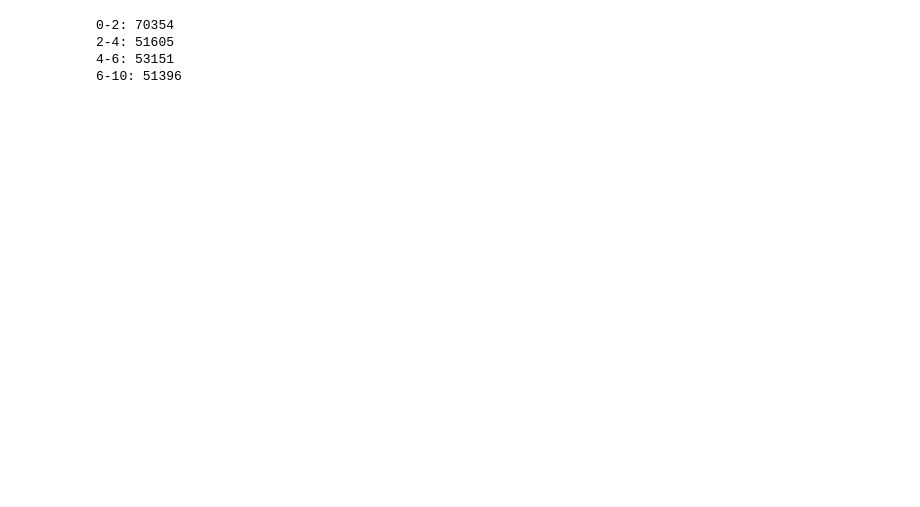
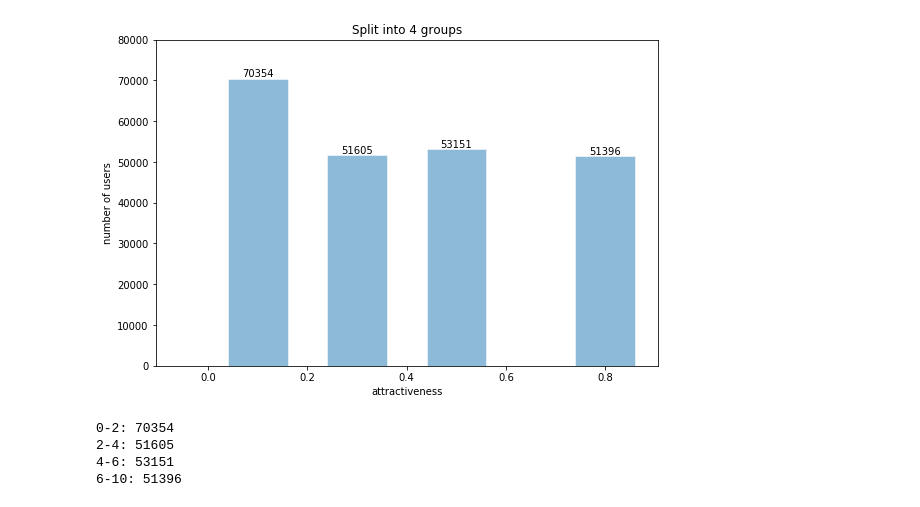
Before and after one commit to wuhaoyujerry/faceRate, a Jupyter notebook: SplitGroup.ipynb, the cells around one changed output. Cells and saved outputs as stored; diff of their text form; code cells hidden in the pictures; blank space fills up the shorter version.

```diff
--- a/SplitGroup.ipynb
+++ b/SplitGroup.ipynb
@@ -12,0 +37,13 @@ user_score_dict = dict(zip(userId, userScore))
+# %%
+user_vec_dic = {}
+# %%
+for eachUser in user_score_dict:
+    user_vec_dic[eachUser] = [0, 0, 0, 0]
+    if user_score_dict[eachUser] >= 0 and user_score_dict[eachUser] < 0.2:
+        user_vec_dic[eachUser][0] = user_score_dict[eachUser]
+    elif user_score_dict[eachUser] >= 0.2 and user_score_dict[eachUser] < 0.4:
+        user_vec_dic[eachUser][1] = user_score_dict[eachUser]
+    elif user_score_dict[eachUser] >= 0.4 and user_score_dict[eachUser] < 0.6:
+        user_vec_dic[eachUser][2] = user_score_dict[eachUser]
+    else:
+        user_vec_dic[eachUser][3] = user_score_dict[eachUser]
@@ -19,6 +96,7 @@ u46 = []
 us46 = []
 u60 = []
 us60 = []
+u80 = {}
 for eachUser in user_score_dict:
     if user_score_dict[eachUser] >= 0 and user_score_dict[eachUser] < 0.2:
         u02.append(eachUser)
@@ -32,3 +110,5 @@ for eachUser in user_score_dict:
     else:
         u60.append(eachUser)
         us60.append(user_score_dict[eachUser])
+    if user_score_dict[eachUser] >= 0.8 and user_score_dict[eachUser] < 1:
+        u80[eachUser] = user_score_dict[eachUser]
@@ -35,3 +152,19 @@ for eachUser in user_score_dict:
+# %%
+X = [0, 0.1, 0.3, 0.5, 0.8, 0]
+Y = [0, len(u02), len(u24), len(u46), len(u60), 0]
+x_label = [0.1, 0.3, 0.5, 0.8]
+y_label = [len(u02), len(u24), len(u46), len(u60)]
+plt.figure(figsize=(9,6))
+plt.ylim(0, 80000)
+plt.bar(left = X, height = Y, width=0.12, align="center", alpha=0.5, edgecolor='white')
+for x, y in zip(x_label, y_label):
+    plt.text(x, y+10, '%.0f' % y, ha='center', va= 'bottom')
+plt.title('Split into 4 groups')
+plt.xlabel('attractiveness')
+plt.ylabel('number of users')
+plt.show()
+# %% [output]
+[figure, added]
 # %%
 print("0-2: " + str(len(u02)))
 print("2-4: " + str(len(u24)))
```
Also changed, not shown: parts of 15 cells of this notebook, 3 other files.
